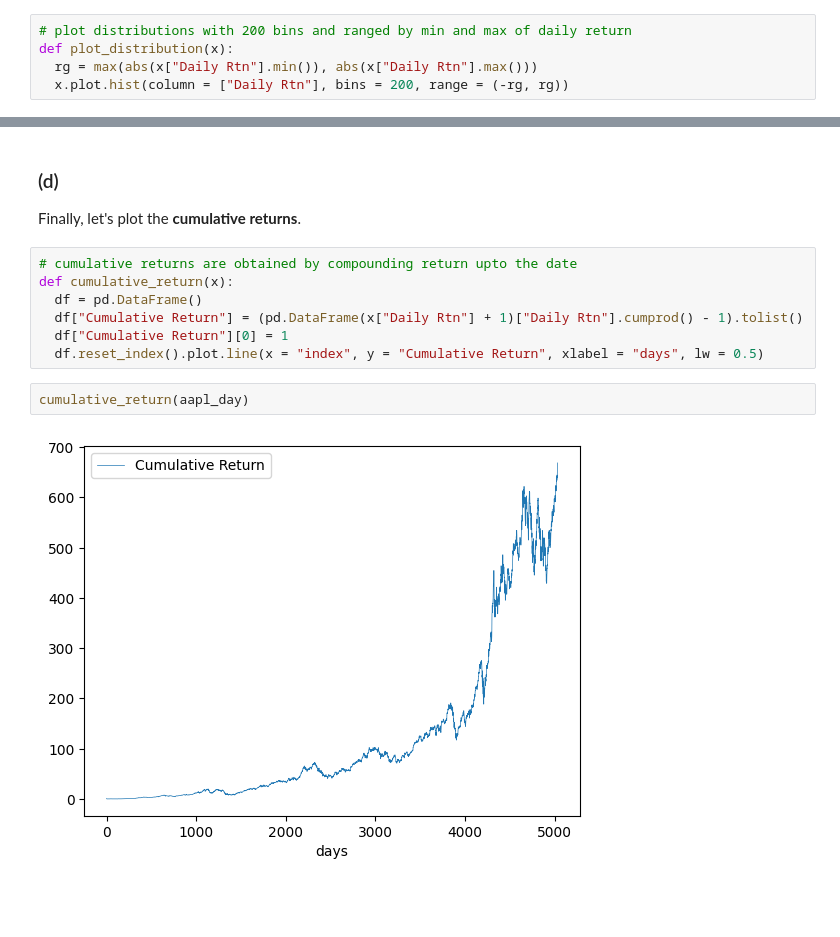
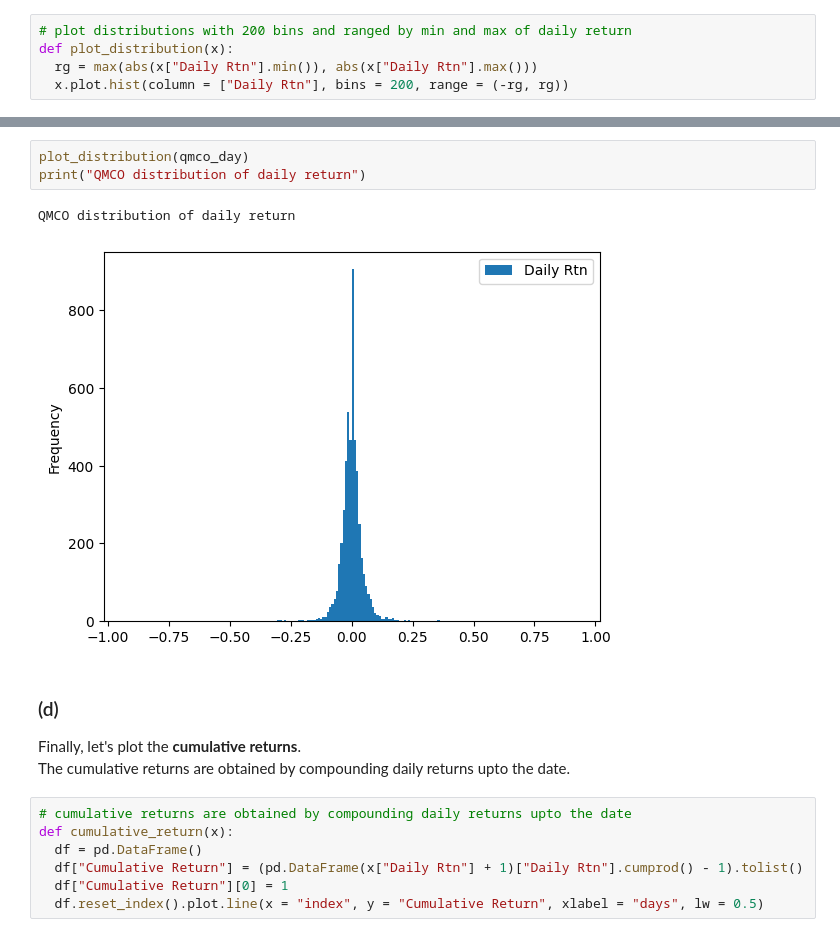
Before and after one commit to HYChangTAMU/Projects, a Jupyter notebook: Assignment1/Project1.ipynb, the cells around one changed output, grey strips where cells are left out. Drawn from its saved outputs; the diff is of its cells as text; blank space fills up the shorter version.

```diff
--- a/Assignment1/Project1.ipynb
+++ b/Assignment1/Project1.ipynb
@@ -565,14 +547,17 @@ plot_distribution(hlit_day)
+# %%
+plot_distribution(qmco_day)
+print("QMCO distribution of daily return")
+# %% [output]
+QMCO distribution of daily return
+[figure, added]
 # %% [markdown]
 ### (d)
-Finally, let's plot the **cumulative returns**.
+Finally, let's plot the **cumulative returns**.\
+The cumulative returns are obtained by compounding daily returns upto the date.
 # %%
-# cumulative returns are obtained by compounding return upto the date
+# cumulative returns are obtained by compounding daily returns upto the date
 def cumulative_return(x):
   df = pd.DataFrame()
   df["Cumulative Return"] = (pd.DataFrame(x["Daily Rtn"] + 1)["Daily Rtn"].cumprod() - 1).tolist()
   df["Cumulative Return"][0] = 1
   df.reset_index().plot.line(x = "index", y = "Cumulative Return", xlabel = "days", lw = 0.5)
-# %%
-cumulative_return(aapl_day)
-# %% [output]
-[figure, removed]
```
Also changed, not shown: parts of 51 cells of this notebook.
